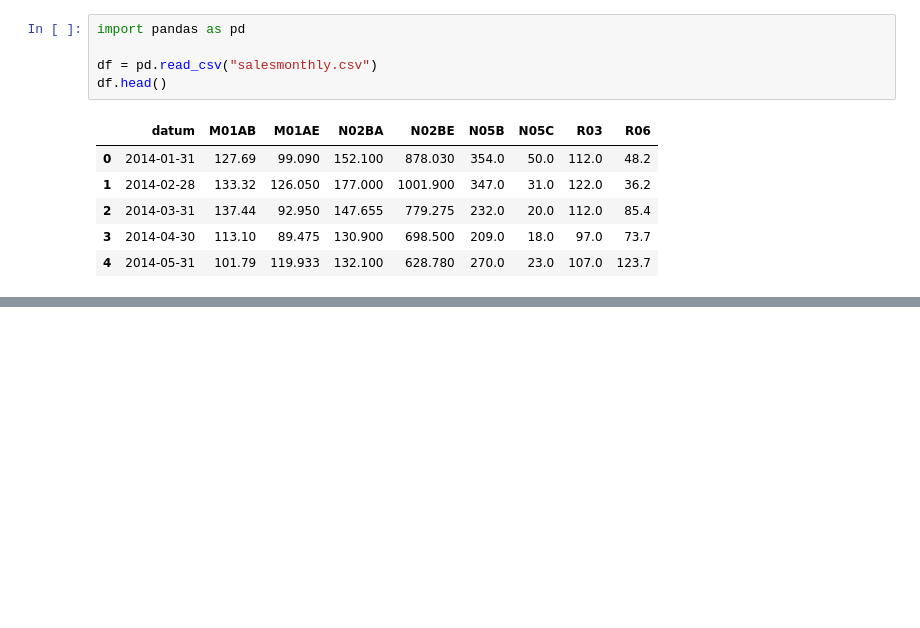
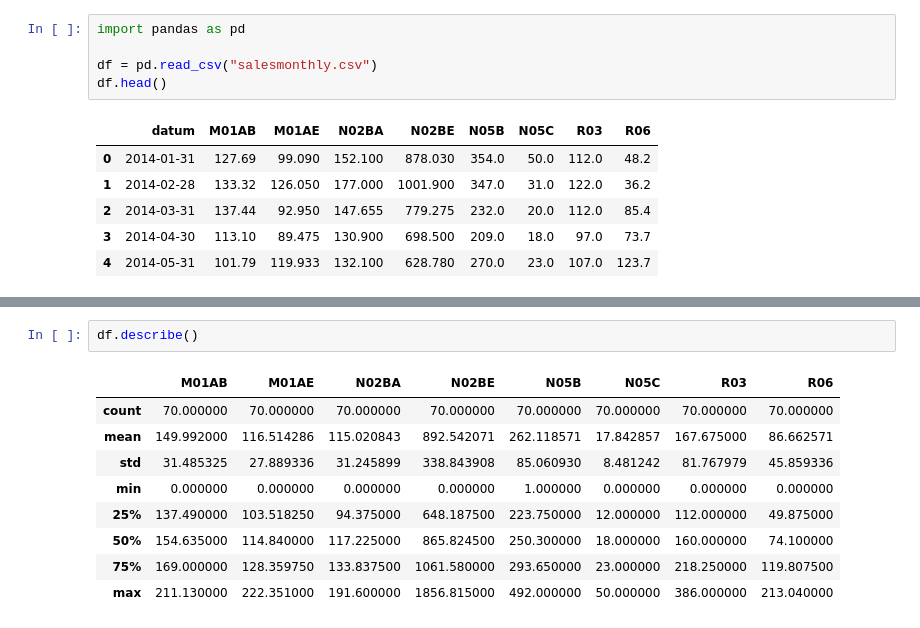
Before and after one commit to Moses141/Group-Delta-Project, a Jupyter notebook: inventory_predictor.ipynb, the cells around one changed output, grey strips where cells are left out. Drawn from its saved outputs; the diff is of its cells as text; blank space fills up the shorter version.

```diff
--- a/inventory_predictor.ipynb
+++ b/inventory_predictor.ipynb
@@ -12,0 +38,12 @@ df.head()
+# %%
+df.describe()
+# %% [output]
+|  | M01AB | M01AE | N02BA | N02BE | N05B | N05C | R03 | R06 |
+| count | 70.000000 | 70.000000 | 70.000000 | 70.000000 | 70.000000 | 70.000000 | 70.000000 | 70.000000 |
+| mean | 149.992000 | 116.514286 | 115.020843 | 892.542071 | 262.118571 | 17.842857 | 167.675000 | 86.662571 |
+| std | 31.485325 | 27.889336 | 31.245899 | 338.843908 | 85.060930 | 8.481242 | 81.767979 | 45.859336 |
+| min | 0.000000 | 0.000000 | 0.000000 | 0.000000 | 1.000000 | 0.000000 | 0.000000 | 0.000000 |
+| 25% | 137.490000 | 103.518250 | 94.375000 | 648.187500 | 223.750000 | 12.000000 | 112.000000 | 49.875000 |
+| 50% | 154.635000 | 114.840000 | 117.225000 | 865.824500 | 250.300000 | 18.000000 | 160.000000 | 74.100000 |
+| 75% | 169.000000 | 128.359750 | 133.837500 | 1061.580000 | 293.650000 | 23.000000 | 218.250000 | 119.807500 |
+| max | 211.130000 | 222.351000 | 191.600000 | 1856.815000 | 492.000000 | 50.000000 | 386.000000 | 213.040000 |
```
Also changed, not shown: parts of 6 cells of this notebook.
